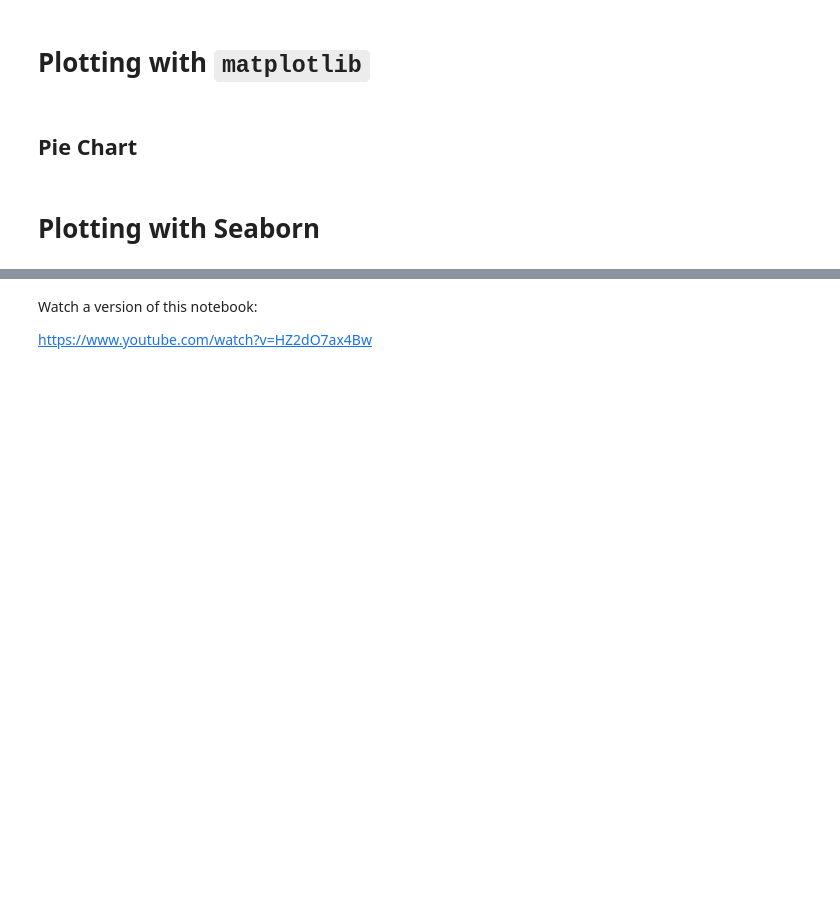
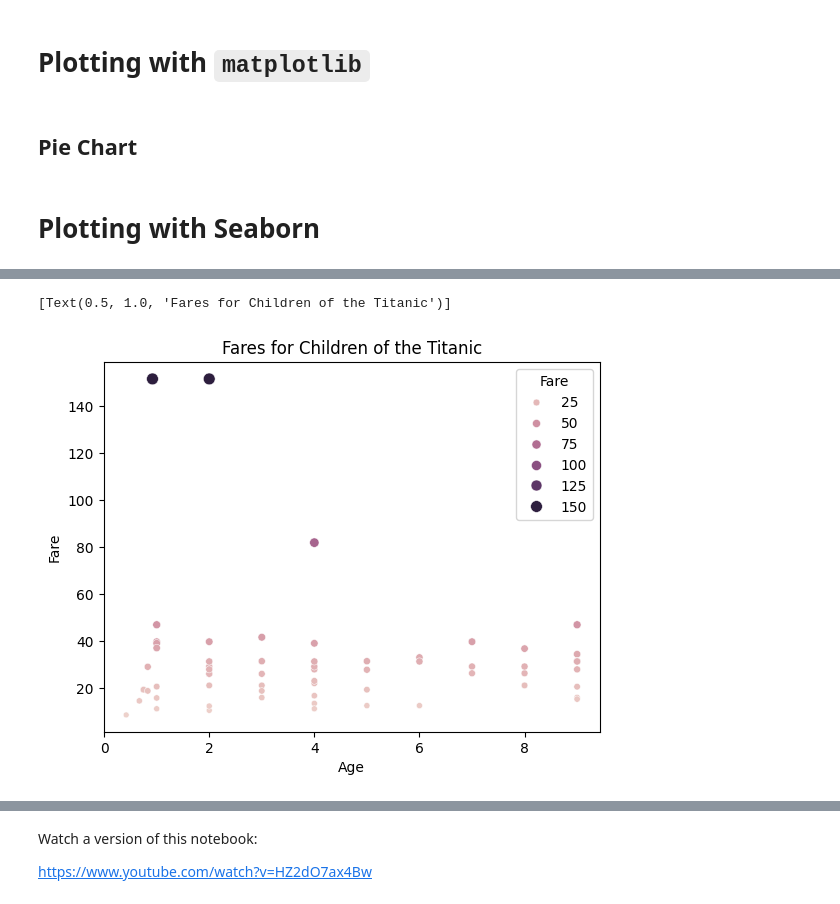
Before and after one commit to nmagee/ds1002, a Jupyter notebook: notebooks/plotting-examples.ipynb, the cells around one changed output, grey strips where cells are left out. Cells and saved outputs as stored; diff of their text form; code cells hidden in the pictures; blank space fills up the shorter version.

```diff
--- a/notebooks/plotting-examples.ipynb
+++ b/notebooks/plotting-examples.ipynb
@@ -68,2 +82,5 @@ print(selected_columns.head())
 # %%
-sns.scatterplot(x='Age', y='Fare', data=filtered_df, hue='Fare', size='Fare')
+sns.scatterplot(x='Age', y='Fare', data=filtered_df, hue='Fare', size='Fare').set(title='Fares for Children of the Titanic')
+# %% [output]
+[Text(0.5, 1.0, 'Fares for Children of the Titanic')]
+[figure, added]
```
Also changed, not shown: parts of 5 cells of this notebook.
